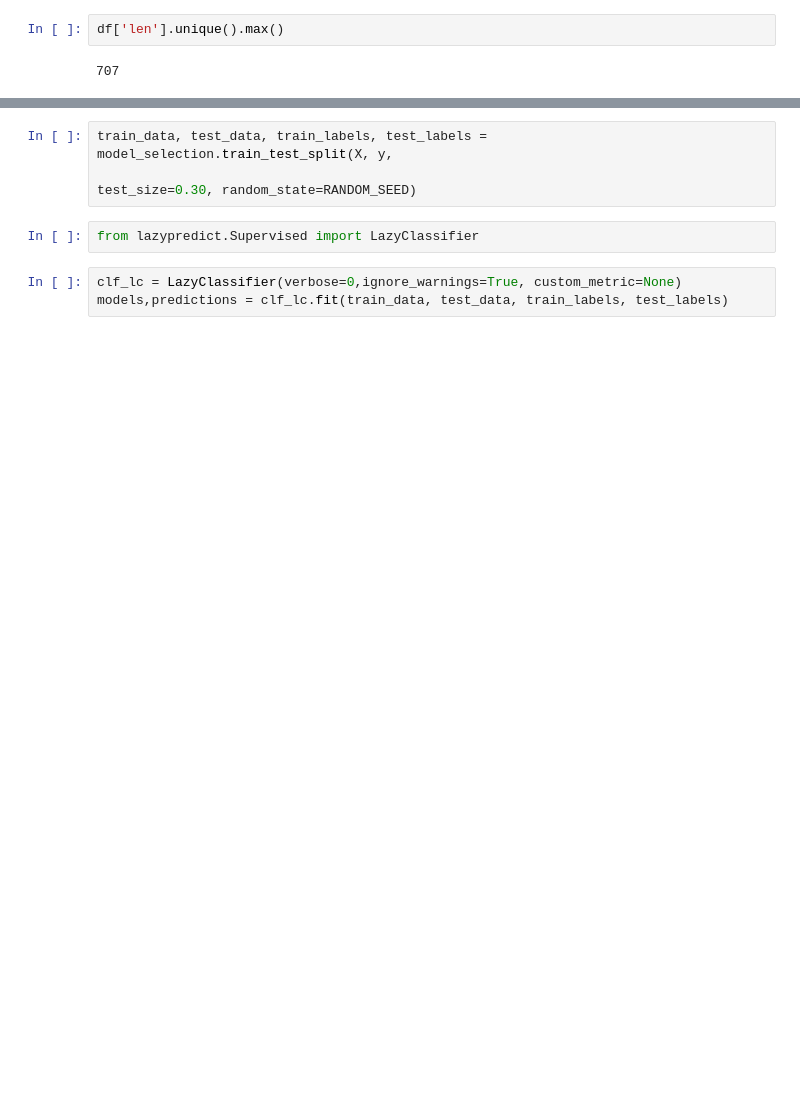
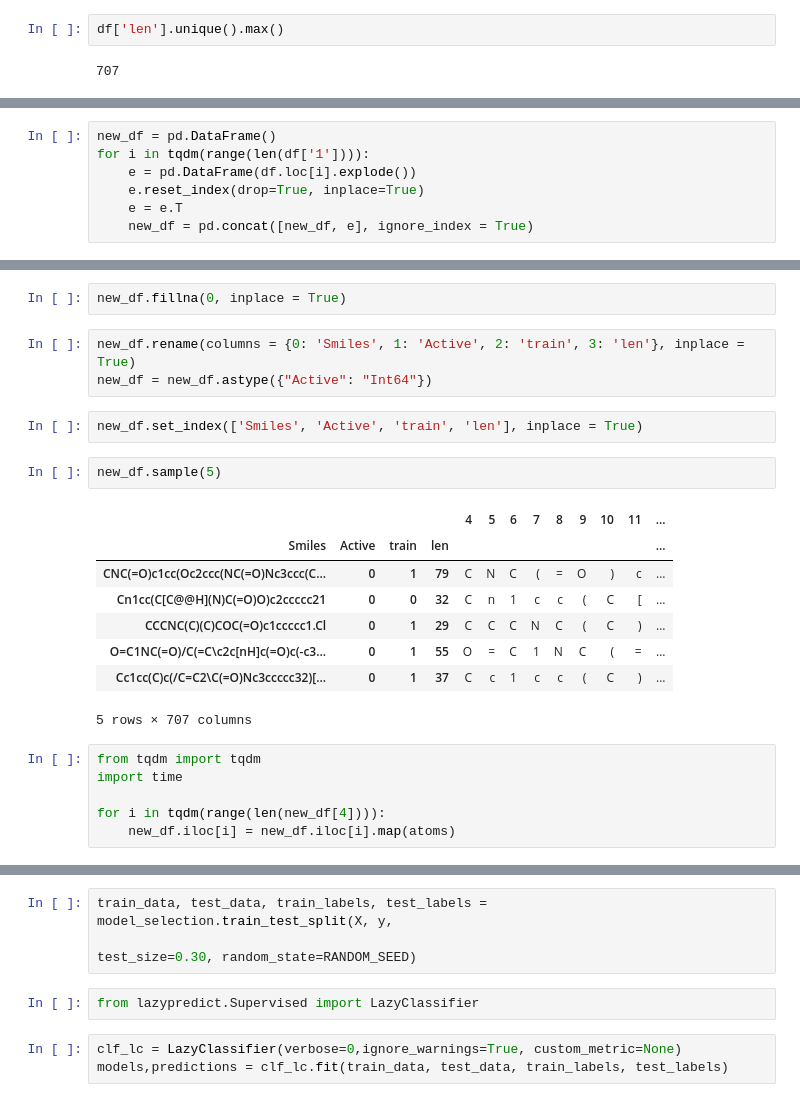
Before and after one commit to RuslanAvtobot/Global_AI_Challange, a Jupyter notebook: Explode_transpon.ipynb, the cells around one changed output, grey strips where cells are left out. Cells and saved outputs as stored; diff of their text form; blank space fills up the shorter version.

```diff
--- a/Explode_transpon.ipynb
+++ b/Explode_transpon.ipynb
@@ -174,0 +146,7 @@ def count_i(x):
+# %%
+new_df = pd.DataFrame()
+for i in tqdm(range(len(df['1']))):
+    e = pd.DataFrame(df.loc[i].explode())
+    e.reset_index(drop=True, inplace=True)
+    e = e.T
+    new_df = pd.concat([new_df, e], ignore_index = True)
@@ -174,0 +163,24 @@ def count_i(x):
+# %%
+new_df.fillna(0, inplace = True)
+# %%
+new_df.rename(columns = {0: 'Smiles', 1: 'Active', 2: 'train', 3: 'len'}, inplace = True)
+new_df = new_df.astype({"Active": "Int64"})
+# %%
+new_df.set_index(['Smiles', 'Active', 'train', 'len'], inplace = True)
+# %%
+new_df.sample(5)
+# %% [output]
+|  |  |  |  | 4 | 5 | 6 | 7 | 8 | 9 | 10 | 11 | ... |
+| Smiles | Active | train | len |  |  |  |  |  |  |  |  | ... |
+| CNC(=O)c1cc(Oc2ccc(NC(=O)Nc3ccc(C... | 0 | 1 | 79 | C | N | C | ( | = | O | ) | c | ... |
+| Cn1cc(C[C@@H](N)C(=O)O)c2ccccc21 | 0 | 0 | 32 | C | n | 1 | c | c | ( | C | [ | ... |
+| CCCNC(C)(C)COC(=O)c1ccccc1.Cl | 0 | 1 | 29 | C | C | C | N | C | ( | C | ) | ... |
+| O=C1NC(=O)/C(=C\c2c[nH]c(=O)c(-c3... | 0 | 1 | 55 | O | = | C | 1 | N | C | ( | = | ... |
+| Cc1cc(C)c(/C=C2\C(=O)Nc3ccccc32)[... | 0 | 1 | 37 | C | c | 1 | c | c | ( | C | ) | ... |
+5 rows × 707 columns
+# %%
+from tqdm import tqdm
+import time
+
+for i in tqdm(range(len(new_df[4]))):
+    new_df.iloc[i] = new_df.iloc[i].map(atoms)
```
Also changed, not shown: parts of 44 cells of this notebook, 4 other files.
